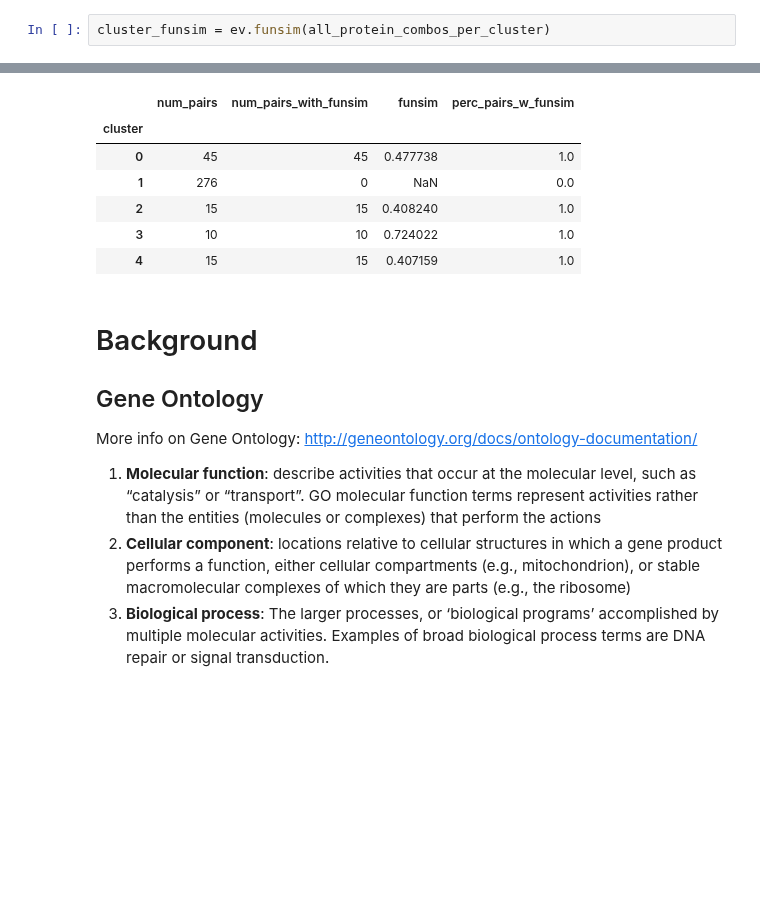
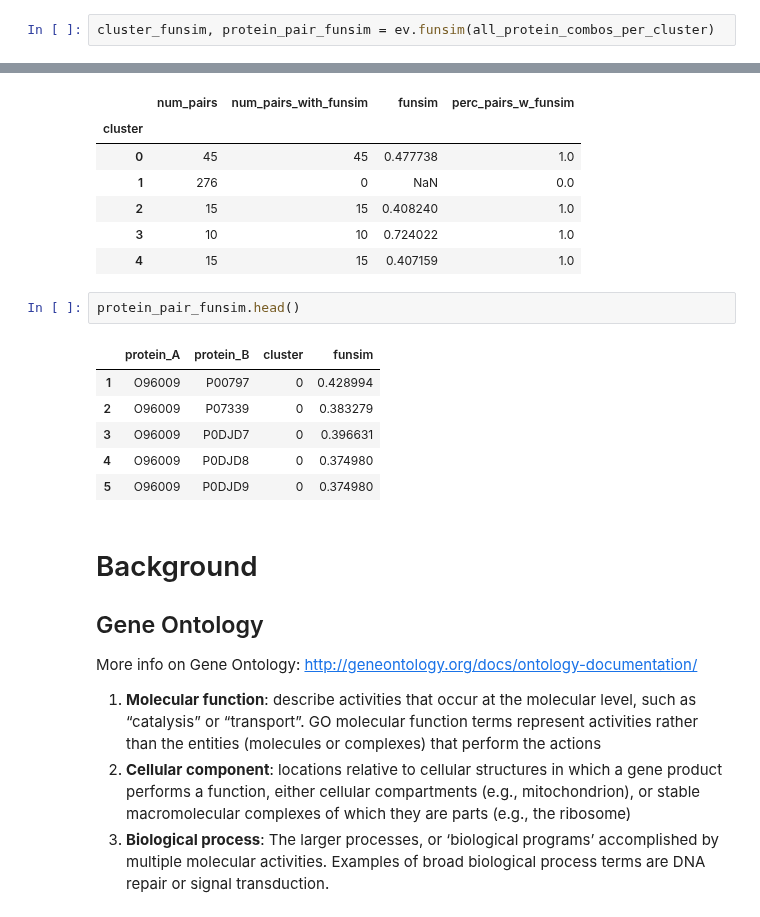
Before and after one commit to dptrsa-300/pss, a Jupyter notebook: Functional evaluation.ipynb, the cells around one changed output, grey strips where cells are left out. Saved outputs shown, nothing was run; the diff lists cells and outputs as text; blank space fills up the shorter version.

Commit message:
functional eval util returns cluster and pairwise results

```diff
--- a/Functional evaluation.ipynb
+++ b/Functional evaluation.ipynb
@@ -37,7 +37,7 @@ importlib.reload(ev)
 prefix='model_outputs/no_cluster_size_limit/'
 all_protein_combos_per_cluster = gcs.download_parquet(prefix+'B2-HDBSCAN-SeqVec-all_protein_combos_per_cluster.parquet')
 # %%
-cluster_funsim = ev.funsim(all_protein_combos_per_cluster)
+cluster_funsim, protein_pair_funsim = ev.funsim(all_protein_combos_per_cluster)
 # %% [output]
 No GO annotations provided. Downloading from google cloud.
 Total number of proteins in GO annotations: 18240
@@ -55,6 +55,15 @@ cluster_funsim.head()
 | 2 | 15 | 15 | 0.408240 | 1.0 |
 | 3 | 10 | 10 | 0.724022 | 1.0 |
 | 4 | 15 | 15 | 0.407159 | 1.0 |
+# %%
+protein_pair_funsim.head()
+# %% [output]
+|  | protein_A | protein_B | cluster | funsim |
+| 1 | O96009 | P00797 | 0 | 0.428994 |
+| 2 | O96009 | P07339 | 0 | 0.383279 |
+| 3 | O96009 | P0DJD7 | 0 | 0.396631 |
+| 4 | O96009 | P0DJD8 | 0 | 0.374980 |
+| 5 | O96009 | P0DJD9 | 0 | 0.374980 |
 # %% [markdown]
 # Background
 
```
Also changed, not shown: 1 other file.
